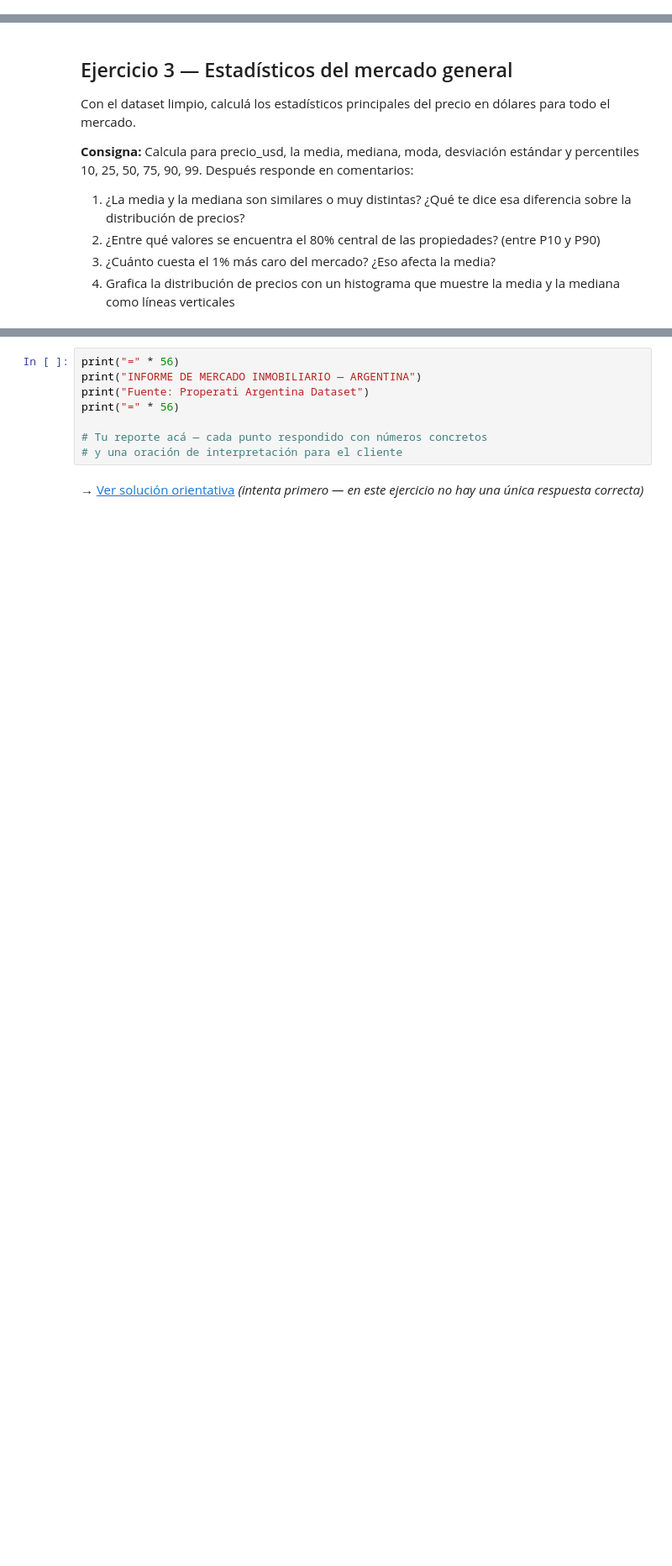
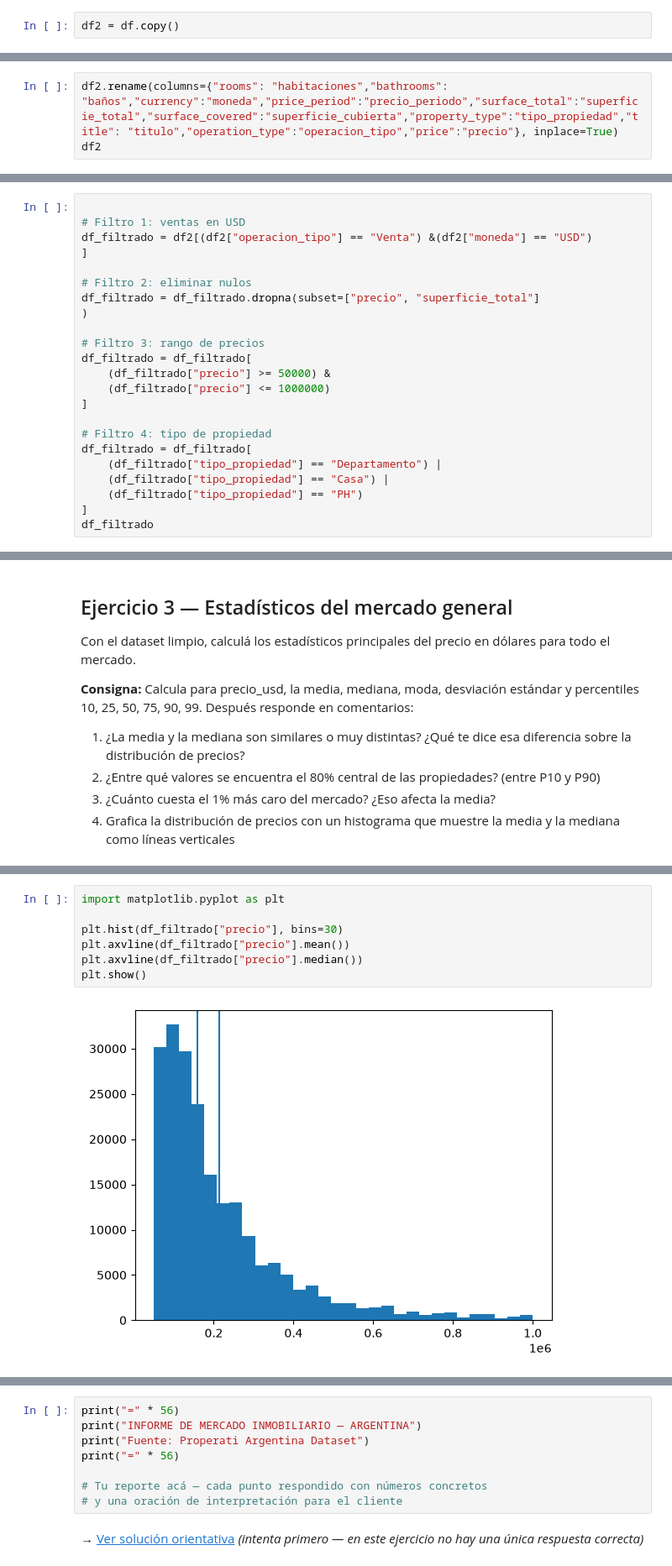
Before and after one commit to gseilerdev/data-analysis-course, a Jupyter notebook: modulo-3-transformacion/clase-11/practica/notebook.ipynb, the cells around one changed output, grey strips where cells are left out. Shown at 84% size. Cells and saved outputs as stored; diff of their text form; blank space fills up the shorter version.

```diff
--- a/modulo-3-transformacion/clase-11/practica/notebook.ipynb
+++ b/modulo-3-transformacion/clase-11/practica/notebook.ipynb
@@ -15,4 +28,6 @@ Descarga el archivo CSV y guardalo en la misma carpeta donde vas a trabajar. Des
 # %%
 import pandas as pd
 df = pd.read_csv("entrenamiento.csv")
+# %%
+df2 = df.copy()
 # %%
@@ -62,0 +65,3 @@ Antes de responder cualquier pregunta del cliente, necesitás entender con qué
+# %%
+df2.rename(columns={"rooms": "habitaciones","bathrooms": "baños","currency":"moneda","price_period":"precio_periodo","surface_total":"superficie_total","surface_covered":"superficie_cubierta","property_type":"tipo_propiedad","title": "titulo","operation_type":"operacion_tipo","price":"precio"}, inplace=True)
+df2
@@ -76,0 +94,23 @@ El dataset tiene problemas que van a afectar el análisis si no los tratás ante
+# %%
+
+# Filtro 1: ventas en USD
+df_filtrado = df2[(df2["operacion_tipo"] == "Venta") &(df2["moneda"] == "USD")
+]
+
+# Filtro 2: eliminar nulos
+df_filtrado = df_filtrado.dropna(subset=["precio", "superficie_total"]
+)
+
+# Filtro 3: rango de precios
+df_filtrado = df_filtrado[
+    (df_filtrado["precio"] >= 50000) &
+    (df_filtrado["precio"] <= 1000000)
+]
+
+# Filtro 4: tipo de propiedad
+df_filtrado = df_filtrado[
+    (df_filtrado["tipo_propiedad"] == "Departamento") |
+    (df_filtrado["tipo_propiedad"] == "Casa") |
+    (df_filtrado["tipo_propiedad"] == "PH")
+]
+df_filtrado
@@ -90,3 +170,12 @@ Con el dataset limpio, calculá los estadísticos principales del precio en dól
+# %%
+import matplotlib.pyplot as plt
+
+plt.hist(df_filtrado["precio"], bins=30)
+plt.axvline(df_filtrado["precio"].mean())
+plt.axvline(df_filtrado["precio"].median())
+plt.show()
+# %% [output]
+[figure, added]
 # %% [markdown]
 ## Ejercicio 4 — Precio por metro cuadrado: el indicador real
 
```
Also changed, not shown: parts of 32 cells of this notebook.
